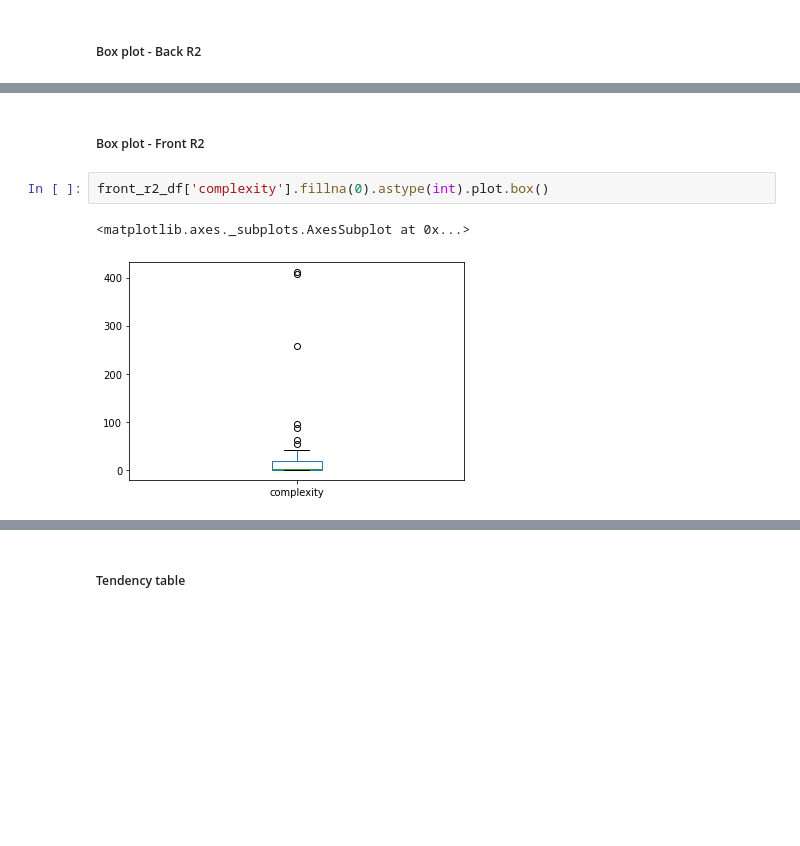
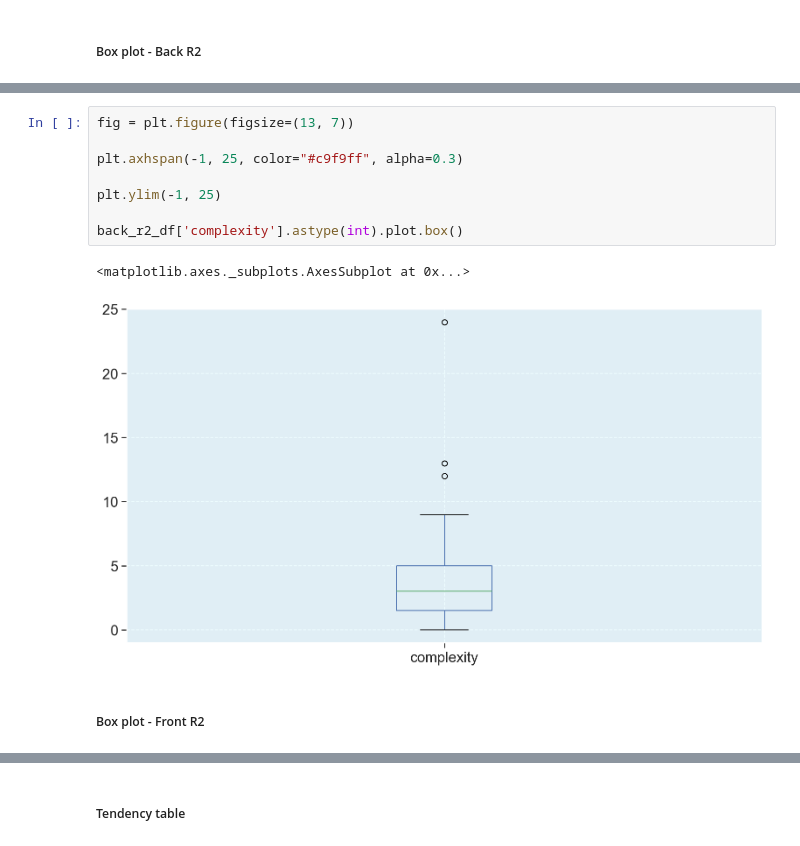
Before and after one commit to fga-eps-mds/2020.1-Grupo6, a Jupyter notebook: analytics/src/analytics.ipynb, the cells around one changed output, grey strips where cells are left out. Drawn from its saved outputs; the diff is of its cells as text; blank space fills up the shorter version.

```diff
--- a/analytics/src/analytics.ipynb
+++ b/analytics/src/analytics.ipynb
@@ -1720,7 +1739,13 @@ back_r2_df['complexity'].astype(int).plot.box()
+# %%
+fig = plt.figure(figsize=(13, 7))
+
+plt.axhspan(-1, 25, color="#c9f9ff", alpha=0.3)
+
+plt.ylim(-1, 25)
+
+back_r2_df['complexity'].astype(int).plot.box()
+# %% [output]
+<matplotlib.axes._subplots.AxesSubplot at 0x...>
+[figure, added]
 # %% [markdown]
 ##### Box plot - Front R2
-# %%
-front_r2_df['complexity'].fillna(0).astype(int).plot.box()
-# %% [output]
-<matplotlib.axes._subplots.AxesSubplot at 0x...>
-[figure, removed]
```
Also changed, not shown: parts of 29 cells of this notebook.
